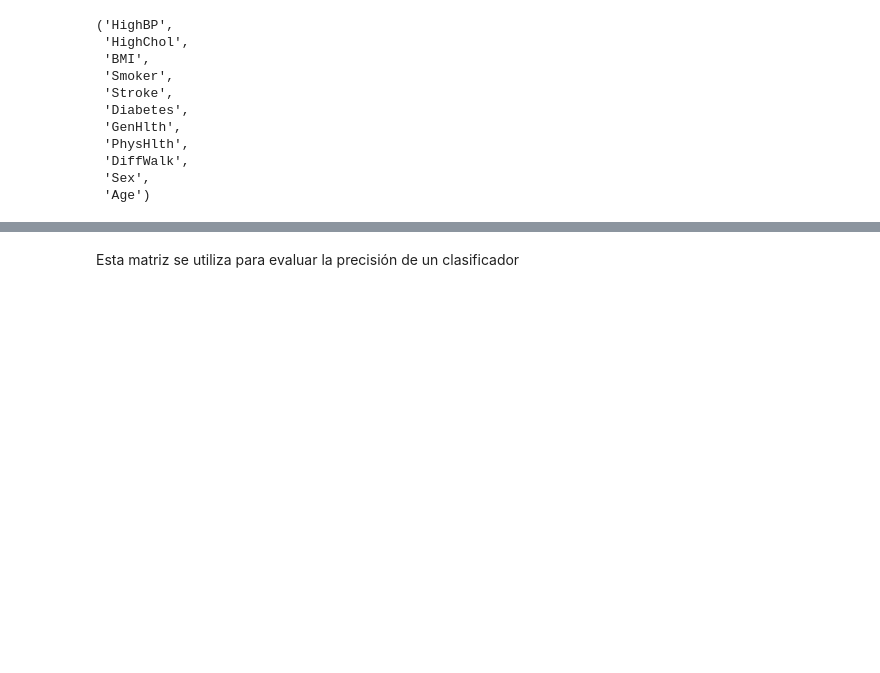
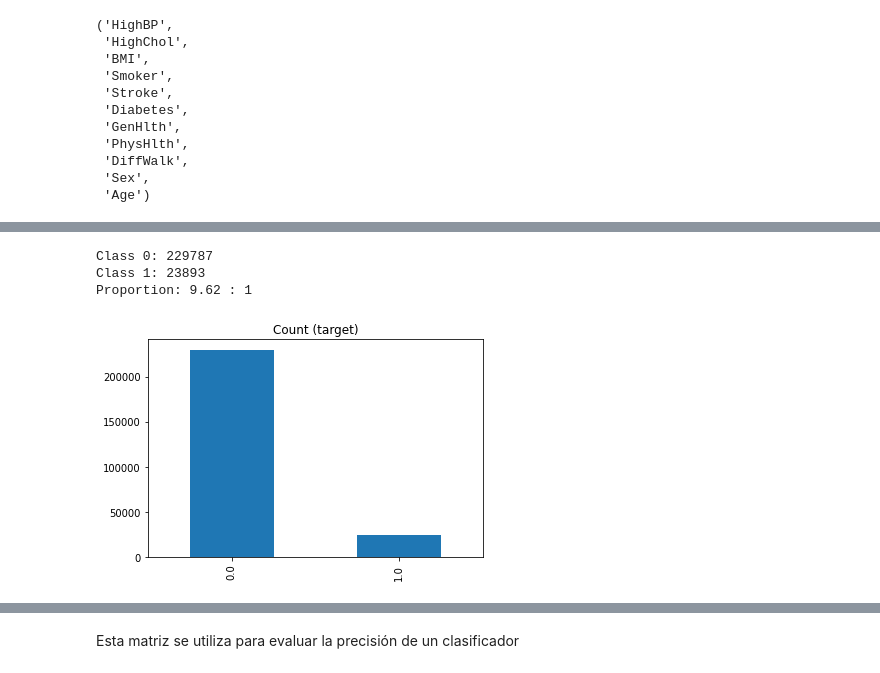
Before and after one commit to Tomtechno/DataScience, a Jupyter notebook: ProyectoDS_ParteII_+Uzquiano.ipynb, the cells around one changed output, grey strips where cells are left out. Drawn from its saved outputs; the diff is of its cells as text; code cells hidden in the pictures; blank space fills up the shorter version.

```diff
--- a/ProyectoDS_ParteII_+Uzquiano.ipynb
+++ b/ProyectoDS_ParteII_+Uzquiano.ipynb
@@ -570,5 +516,0 @@ X_train
-# %%
- from sklearn.ensemble import RandomForestClassifier
- from sklearn.model_selection import train_test_split
- from sklearn import metrics
- sns.set_style('whitegrid')
@@ -574,0 +531,12 @@ X_train
+# %%
+target_count = df.target.value_counts()
+print('Class 0:', target_count[0])
+print('Class 1:', target_count[1])
+print('Proportion:', round(target_count[0] / target_count[1], 2), ': 1')
+
+target_count.plot(kind='bar', title='Count (target)');
+# %% [output]
+Class 0: 229787
+Class 1: 23893
+Proportion: 9.62 : 1
+[figure, added]
```
Also changed, not shown: parts of 32 cells of this notebook.
